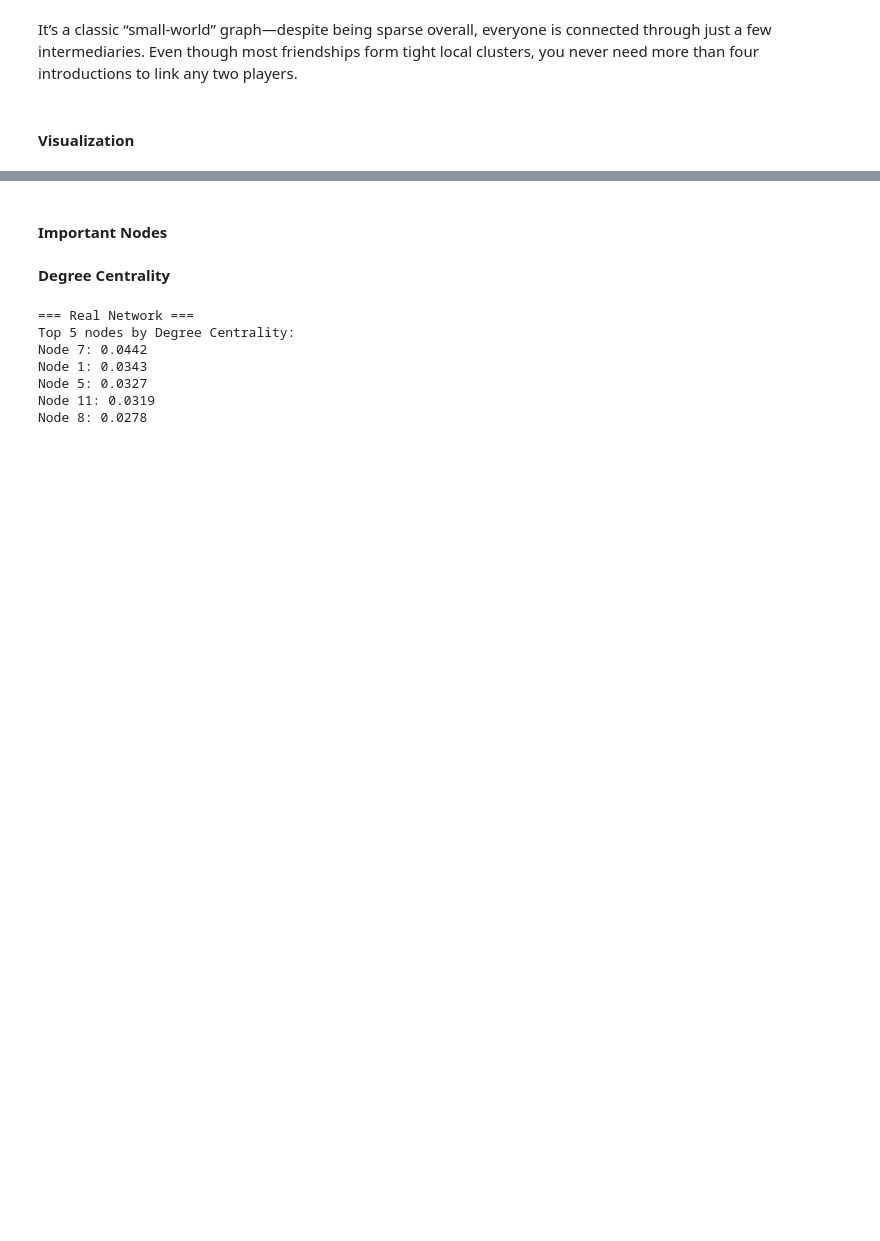
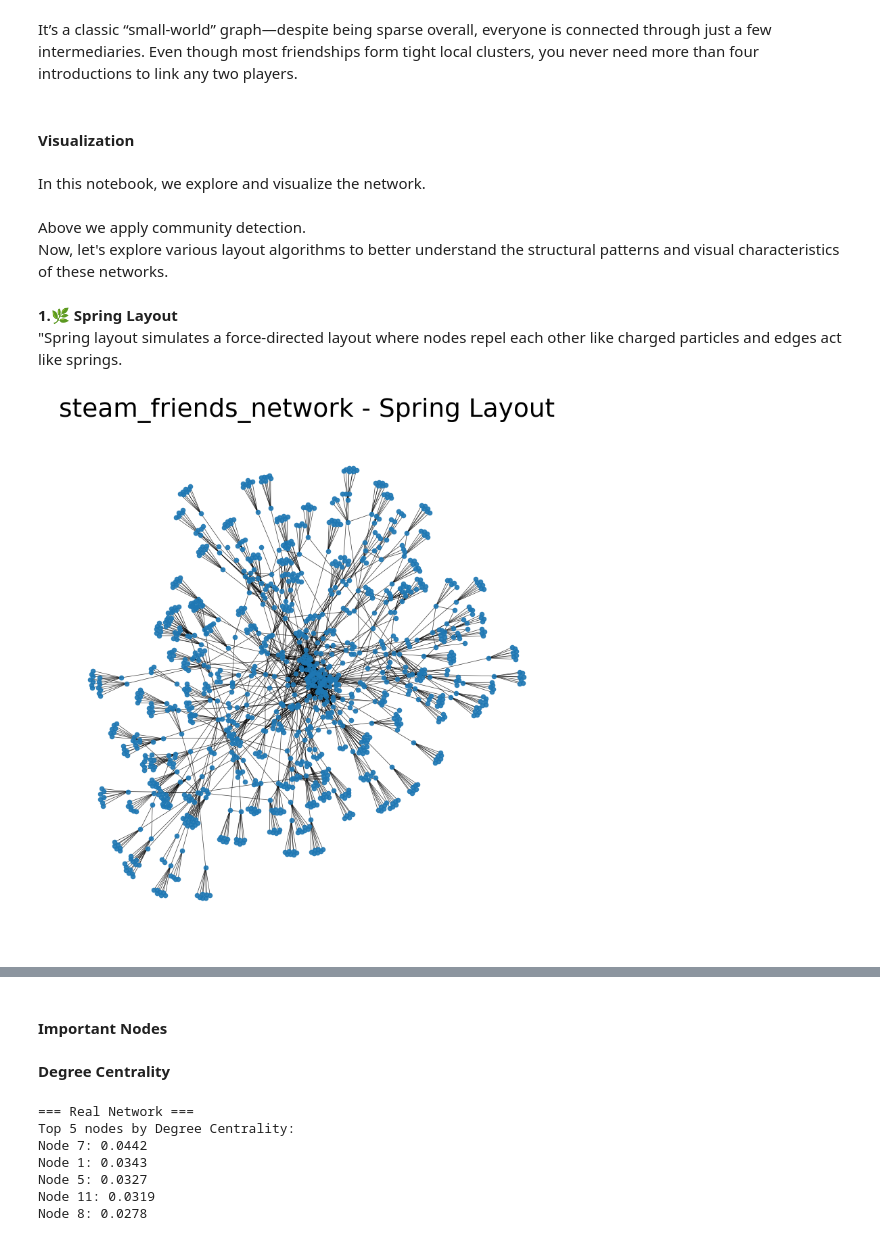
Before and after one commit to Master-HPC-2025/SNA-steam, a Jupyter notebook: project.ipynb, the cells around one changed output, grey strips where cells are left out. Saved outputs shown, nothing was run; the diff lists cells and outputs as text; code cells hidden in the pictures; blank space fills up the shorter version.

```diff
--- a/project.ipynb
+++ b/project.ipynb
@@ -439,3 +439,5 @@ Average Shortest Path Length: 3.763694572367461
 It’s a classic “small-world” graph—despite being sparse overall, everyone is connected through just a few intermediaries. Even though most friendships form tight local clusters, you never need more than four introductions to link any two players.
 # %% [markdown]
 #### Visualization
+# %% [markdown]
+In this notebook, we explore and visualize the network.
@@ -441,0 +458,32 @@ It’s a classic “small-world” graph—despite being sparse overall, everyon
+# %% [markdown]
+Above we apply community detection. <br>
+Now, let's explore various layout algorithms to better understand the structural patterns and visual characteristics of these networks.
+# %%
+def plot_graph(G, name, layout_type="spring", figsize=(10, 10), opacity=0.8, wdth=0.3):
+    #colors = get_community_colors(G)
+
+    layout_funcs = {
+        "spring": nx.spring_layout,
+        "kamada_kawai": nx.kamada_kawai_layout,
+        "spectral": nx.spectral_layout,
+        "shell": nx.shell_layout,
+        "random": nx.random_layout,
+        "fruchterman_reingold": nx.fruchterman_reingold_layout
+    }
+
+    pos = layout_funcs.get(layout_type, nx.spring_layout)(G)
+
+    plt.figure(figsize=figsize)
+    #,node_color=colors
+    nx.draw_networkx_nodes(G, pos, cmap=plt.get_cmap("tab10"), node_size=20, alpha=0.9)
+    nx.draw_networkx_edges(G, pos, edge_color="black", width=wdth, alpha=opacity)
+    plt.title(f"{name} - {layout_type.capitalize()} Layout", fontsize=27)
+    plt.axis('off')
+    plt.show()
+# %% [markdown]
+<b> 1.🌿 Spring Layout </b> <br>
+"Spring layout simulates a force-directed layout where nodes repel each other like charged particles and edges act like springs.
+# %%
+plot_graph(G, "steam_friends_network", "spring", wdth=0.5)
+# %% [output]
+[figure, added]
```
Also changed, not shown: parts of 18 cells of this notebook, 1 other file.
